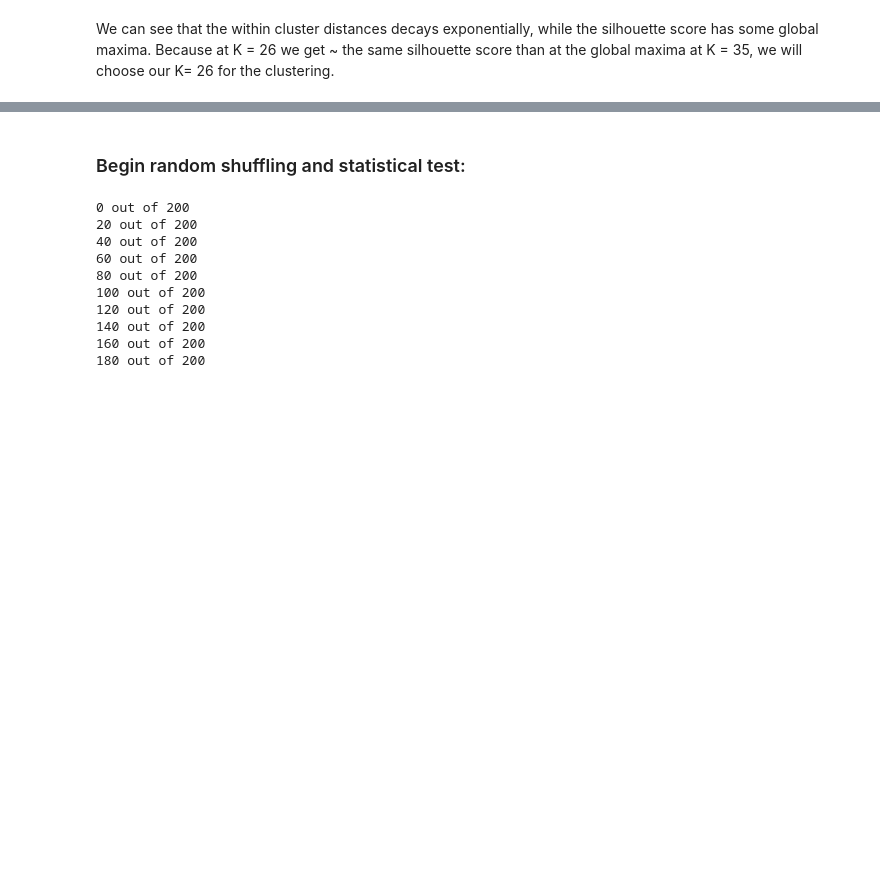
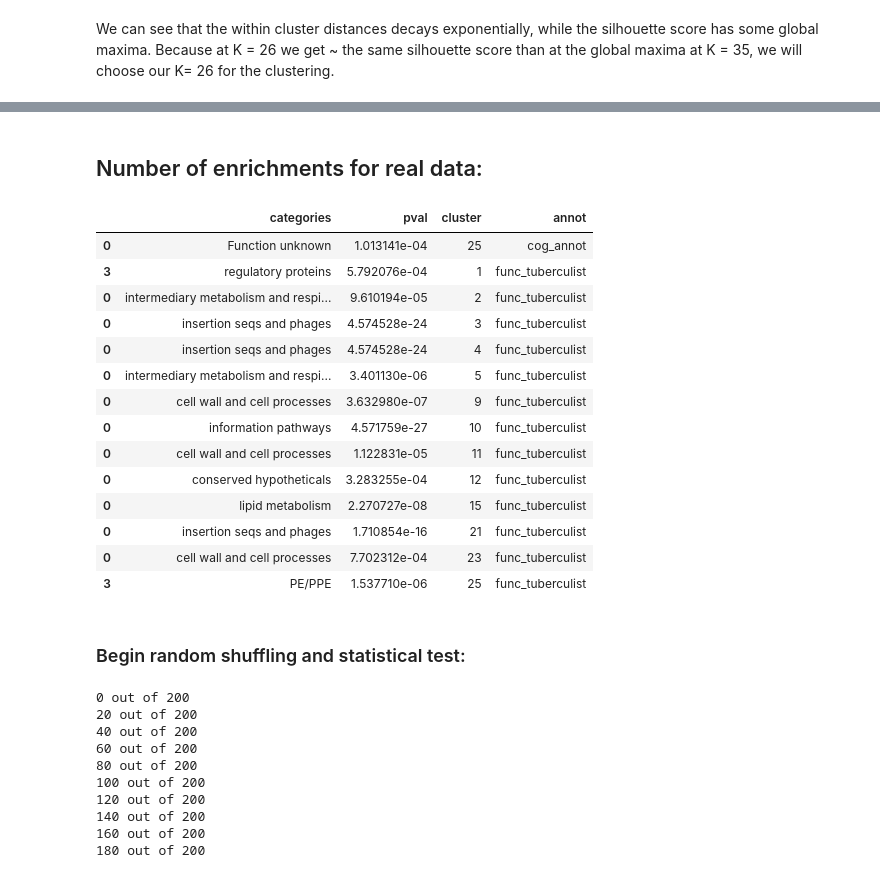
Before and after one commit to manuflores/tbredox, a Jupyter notebook: notebooks/stat_test_umap_w_shuffling.ipynb, the cells around one changed output, grey strips where cells are left out. Saved outputs shown, nothing was run; the diff lists cells and outputs as text; code cells hidden in the pictures; blank space fills up the shorter version.

```diff
--- a/notebooks/stat_test_umap_w_shuffling.ipynb
+++ b/notebooks/stat_test_umap_w_shuffling.ipynb
@@ -189,0 +220,2 @@ cluster_labels = clustering.labels_
+# %% [markdown]
+## Number of enrichments for real data:
@@ -190,3 +245,21 @@ cluster_labels = clustering.labels_
+# %%
+df_stat_test
+# %% [output]
+|  | categories | pval | cluster | annot |
+| 0 | Function unknown | 1.013141e-04 | 25 | cog_annot |
+| 3 | regulatory proteins | 5.792076e-04 | 1 | func_tuberculist |
+| 0 | intermediary metabolism and respi... | 9.610194e-05 | 2 | func_tuberculist |
+| 0 | insertion seqs and phages | 4.574528e-24 | 3 | func_tuberculist |
+| 0 | insertion seqs and phages | 4.574528e-24 | 4 | func_tuberculist |
+| 0 | intermediary metabolism and respi... | 3.401130e-06 | 5 | func_tuberculist |
+| 0 | cell wall and cell processes | 3.632980e-07 | 9 | func_tuberculist |
+| 0 | information pathways | 4.571759e-27 | 10 | func_tuberculist |
+| 0 | cell wall and cell processes | 1.122831e-05 | 11 | func_tuberculist |
+| 0 | conserved hypotheticals | 3.283255e-04 | 12 | func_tuberculist |
+| 0 | lipid metabolism | 2.270727e-08 | 15 | func_tuberculist |
+| 0 | insertion seqs and phages | 1.710854e-16 | 21 | func_tuberculist |
+| 0 | cell wall and cell processes | 7.702312e-04 | 23 | func_tuberculist |
+| 3 | PE/PPE | 1.537710e-06 | 25 | func_tuberculist |
 # %% [markdown]
 ### Begin random shuffling and statistical test:
 # %%
```
Also changed, not shown: parts of 14 cells of this notebook, 9 other files.
